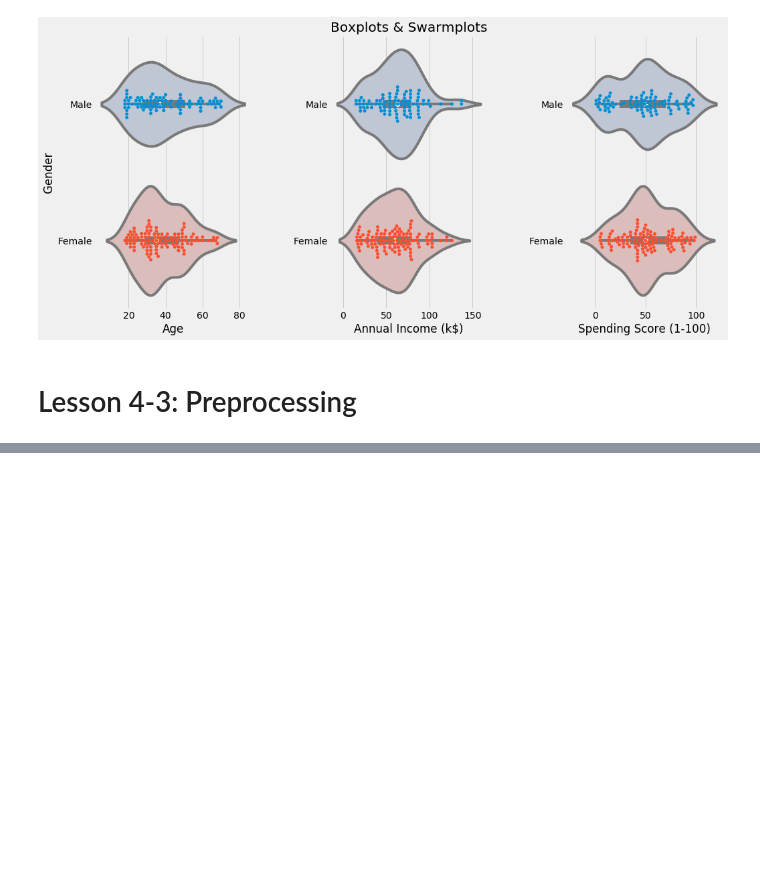
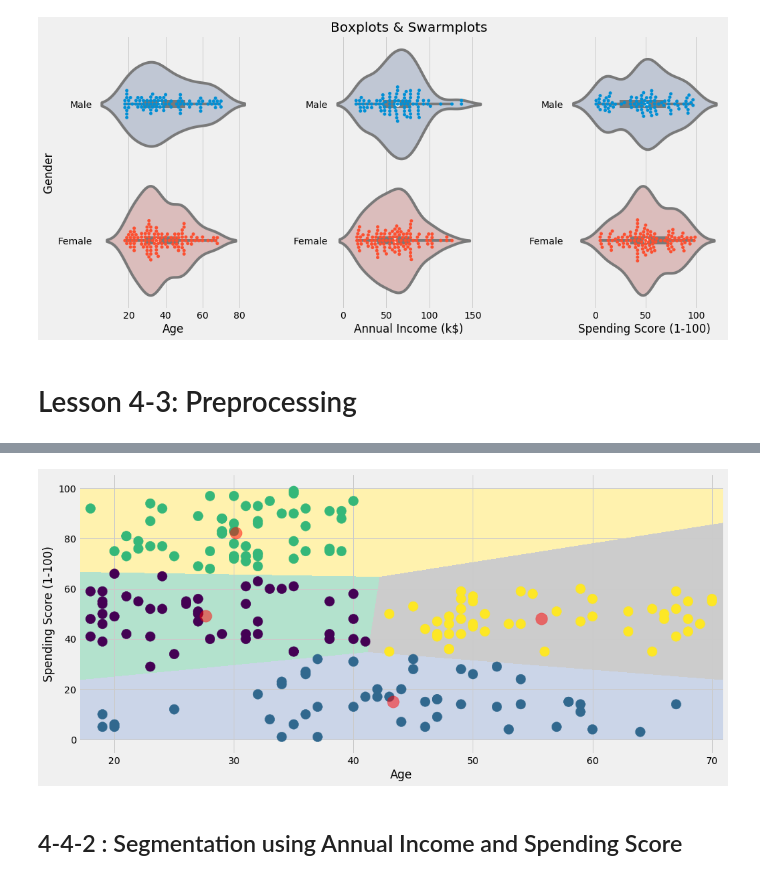
Before and after one commit to parksurk/da_structured-data, a Jupyter notebook: step4 - Clustering.ipynb, the cells around one changed output, grey strips where cells are left out. Cells and saved outputs as stored; diff of their text form; code cells hidden in the pictures; blank space fills up the shorter version.

```diff
--- a/step4 - Clustering.ipynb
+++ b/step4 - Clustering.ipynb
@@ -771,0 +805,17 @@ Skip
+# %%
+plt.figure(1 , figsize = (15 , 7) )
+plt.clf()
+Z = Z.reshape(xx.shape)
+plt.imshow(Z , interpolation='nearest',
+           extent=(xx.min(), xx.max(), yy.min(), yy.max()),
+           cmap = plt.cm.Pastel2, aspect = 'auto', origin='lower')
+
+plt.scatter( x = 'Age' ,y = 'Spending Score (1-100)' , data = df , c = labels1 ,
+            s = 200 )
+plt.scatter(x = centroids1[: , 0] , y =  centroids1[: , 1] , s = 300 , c = 'red' , alpha = 0.5)
+plt.ylabel('Spending Score (1-100)') , plt.xlabel('Age')
+plt.show()
+# %% [output]
+[figure, added]
+# %% [markdown]
+## 4-4-2 : Segmentation using Annual Income and Spending Score
```
Also changed, not shown: parts of 20 cells of this notebook.
